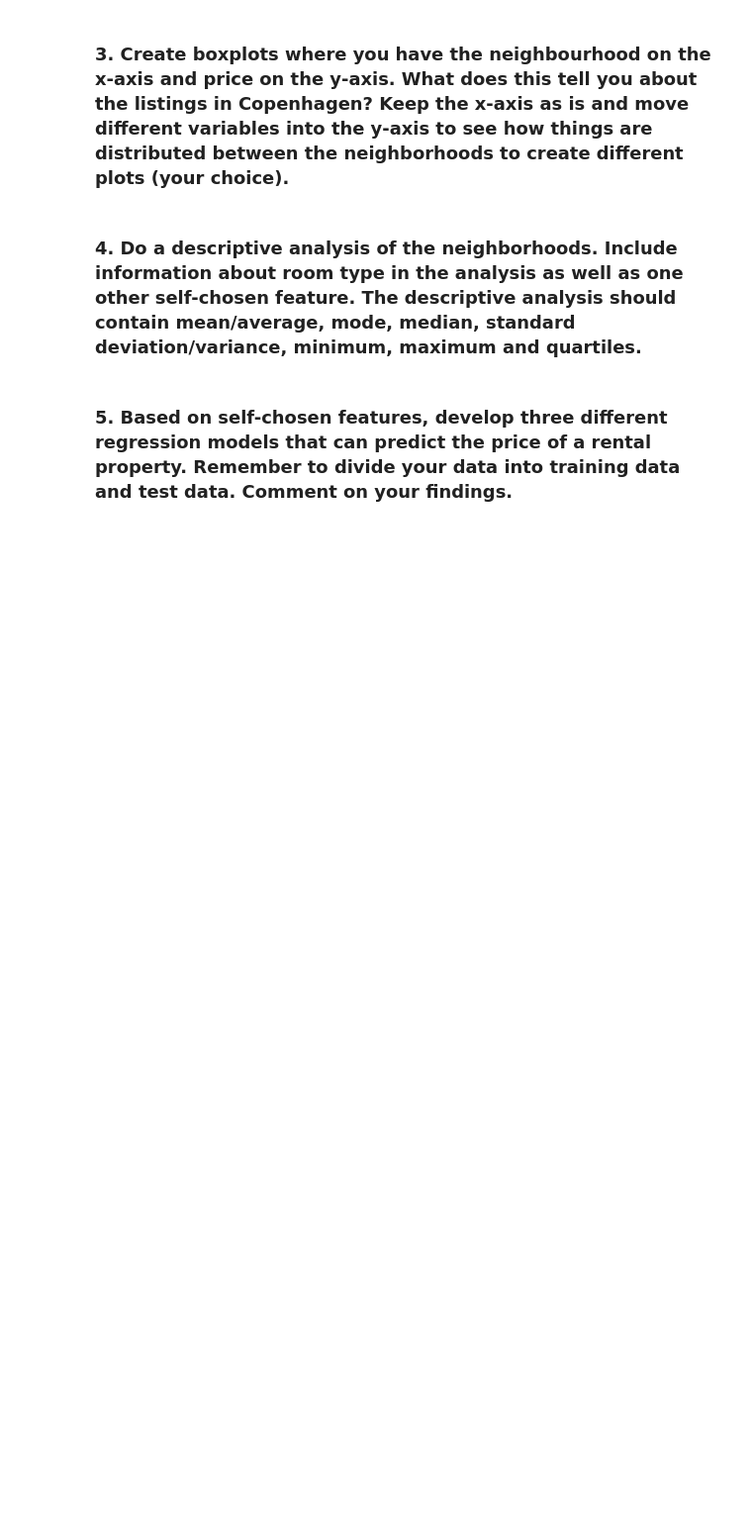
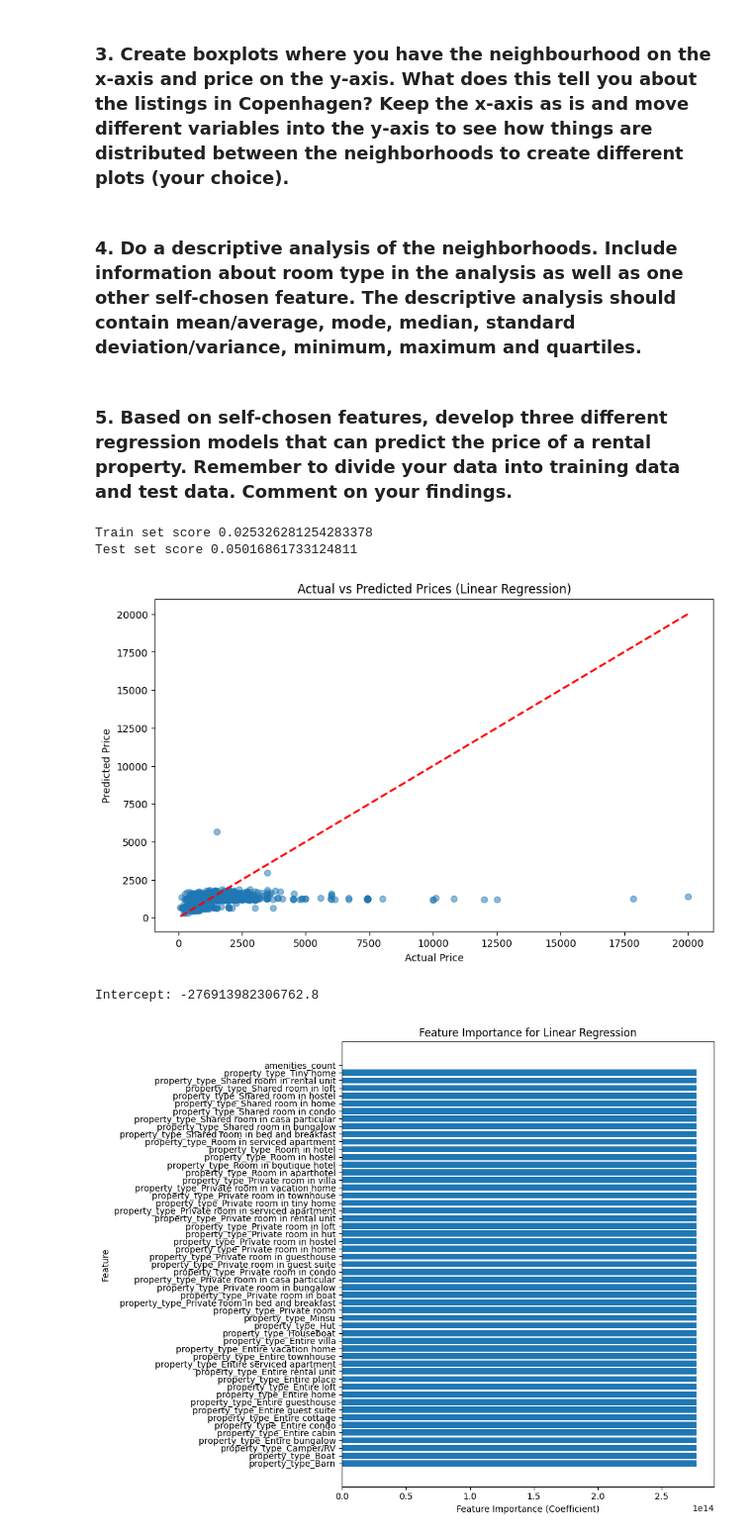
Before and after one commit to kkristiansd/MAL1handin, a Jupyter notebook: 1. Getting started - Copenhagen Airbnb (1).ipynb, the cells around one changed output. Shown at 99% size. Saved outputs shown, nothing was run; the diff lists cells and outputs as text; code cells hidden in the pictures; blank space fills up the shorter version.

```diff
--- a/1. Getting started - Copenhagen Airbnb (1).ipynb
+++ b/1. Getting started - Copenhagen Airbnb (1).ipynb
@@ -165,3 +165,77 @@ plt.show()
 # State your solution here. Add more cells if needed.
 # %% [markdown]
 ### 5. Based on self-chosen features, develop three different regression models that can predict the price of a rental property. Remember to divide your data into training data and test data. Comment on your findings.
+# %%
+#PREPROCESSING of property type and amenities
+import pandas as pd
+import numpy as np
+from math import sqrt
+
+import matplotlib.pyplot as plt
+
+from sklearn.linear_model import LinearRegression
+
+from sklearn.model_selection import train_test_split
+
+from sklearn.preprocessing import StandardScaler
+
+rental_data = pd.read_csv('listings.csv')
+
+#preprocess property type by encoding for each listing
+type_encoded = pd.get_dummies(rental_data['property_type'], prefix='property_type', dtype='int')
+
+#preprocess amenities by count for each listing
+rental_data['amenities_count'] = rental_data['amenities'].apply(lambda x: len(eval(x)) if isinstance(x, str) else 0)
+
+#remove $$$
+rental_data['price'] = rental_data['price'].replace(r'[\$,]', '', regex=True).astype(float)
+#combine preprocessed features
+features = pd.concat([type_encoded, rental_data['amenities_count']], axis=1)
+
+target=rental_data['price']
+
+#split the data in train and test sets
+x_train, x_test, y_train, y_test = train_test_split(features, target, test_size=0.2, random_state=555)
+
+linear_reg = LinearRegression()
+linear_reg.fit(x_train, y_train)
+
+
+
+predict_linear= linear_reg.predict(x_test)
+print("Train set score", linear_reg.score(x_train, y_train))
+print("Test set score", linear_reg.score(x_test, y_test))
+plt.figure(figsize=(10, 6))
+plt.scatter(y_test, predict_linear, alpha=0.5)
+plt.plot([y_test.min(), y_test.max()], [y_test.min(), y_test.max()], 'r--', lw=2)  # Line for perfect prediction
+plt.xlabel('Actual Price')
+plt.ylabel('Predicted Price')
+plt.title('Actual vs Predicted Prices (Linear Regression)')
+
+plt.show()
+
+
+print("Intercept:", linear_reg.intercept_)
+
+# number of features and the corresponding feature names
+n_features = len(linear_reg.coef_)
+feature_names = features.columns
+
+plt.figure(figsize=(10, 8))
+
+# Create a bar plot for the feature importances (coefficients)
+plt.barh(range(n_features), linear_reg.coef_, align='center')
+plt.yticks(np.arange(n_features), feature_names, rotation=0)  # Rotate labels to prevent overlap
+plt.xlabel("Feature Importance (Coefficient)")
+plt.ylabel("Feature")
+plt.title("Feature Importance for Linear Regression")
+plt.tight_layout()
+
+# Display the plot
+plt.show()
+# %% [output]
+Train set score 0.025326281254283378
+Test set score 0.05016861733124811
+[figure, added]
+Intercept: -276913982306762.8
+[figure, added]
```
Also changed, not shown: parts of 13 cells of this notebook.
